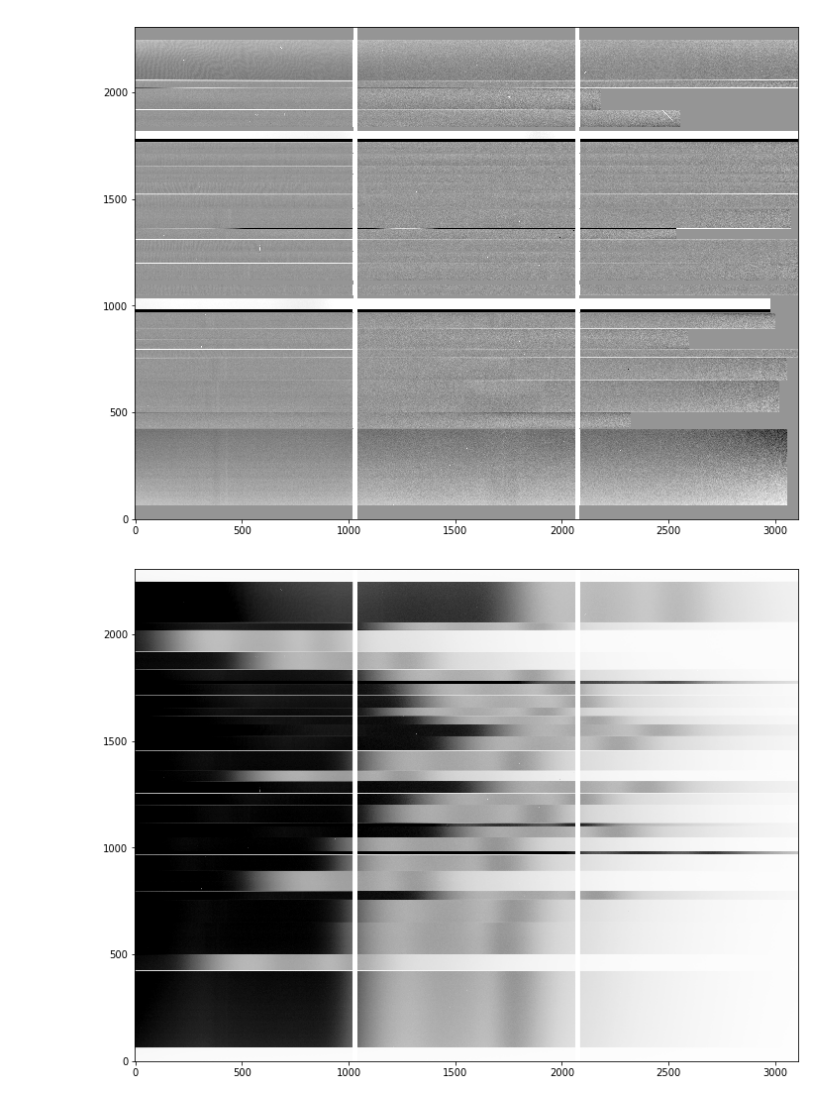
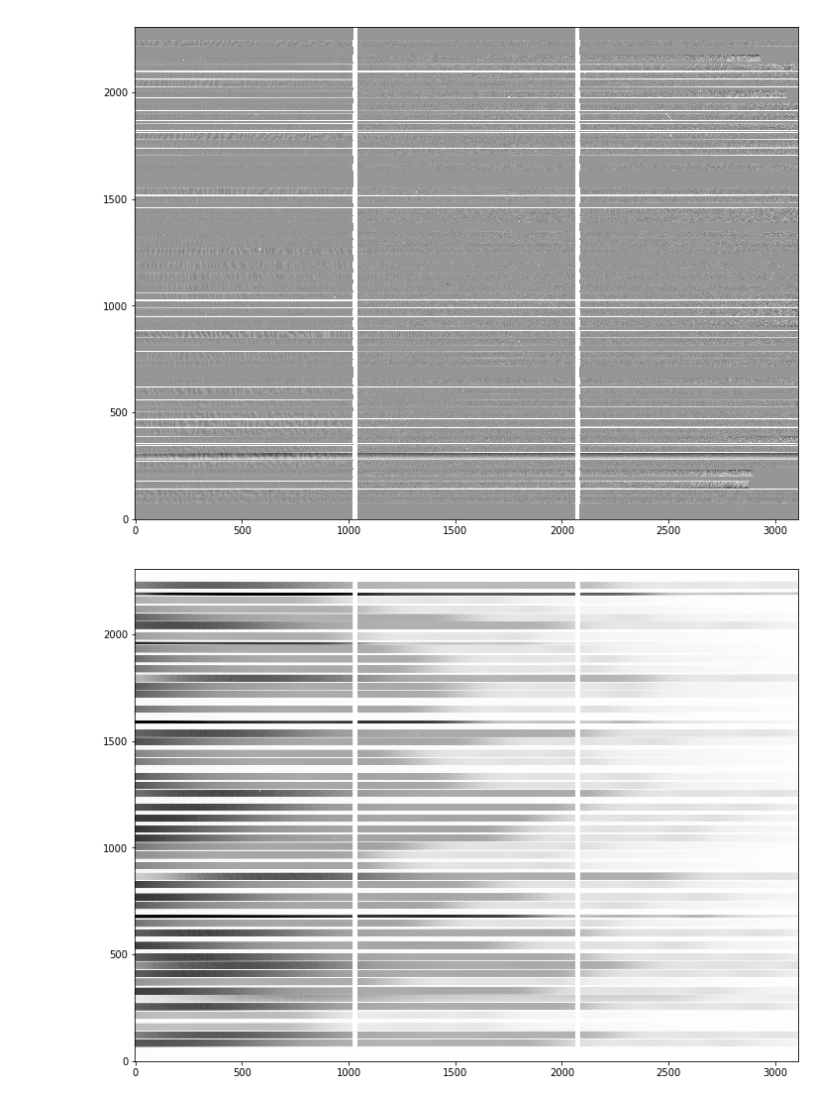
Before and after one commit to mattcwilde/gmosredux, a Jupyter notebook: SciReduxExample.ipynb, the cells around one changed output. Saved outputs shown, nothing was run; the diff lists cells and outputs as text; code cells hidden in the pictures.

```diff
--- a/SciReduxExample.ipynb
+++ b/SciReduxExample.ipynb
@@ -78,4 +126,4 @@ def show_img(img, z1, z2):
 # %%
-raw_files = glob.glob('*fits')
+raw_files = glob.glob('N*fits')
 summary = observation_summary(raw_files)
-summary[summary['OBJECT'] != 'Bias']
+cent_waves = list(set(summary[(summary['OBSTYPE'] == 'OBJECT')]['CENTWAVE']))
@@ -160,6 +178,6 @@ GSFLAT done Tue Mar  6 19:29:15 PST 2018
 # %%
 idx = 2
-dfile = flatName+'.fits'
+dfile = flatPrefix+str(cent_waves[1])+'.fits'
 hdulist = fits.open(dfile)
 data = hdulist[idx].data
 header = hdulist[idx].header
@@ -167,15 +185,15 @@ data.shape
 plt.figure(figsize=(12,12))
 show_img(data, 0.8, 1.2)
 # %% [output]
-[figure, old version]
+[figure, new version]
 # %%
 idx = 2
-dfile = 'MC' + ft + 'Comb' + str(cw)+'.fits'
+dfile = 'MCgcalFlatComb' + str(cent_waves[1])+'.fits'
 hdulist = fits.open(dfile)
 data = hdulist[idx].data
 header = hdulist[idx].header
 data.shape
 plt.figure(figsize=(12,12))
 show_img(data, 0.8, 70000)
 # %% [output]
-[figure, old version]
+[figure, new version]
```
Also changed, not shown: parts of 11 cells of this notebook, 1 other file.
